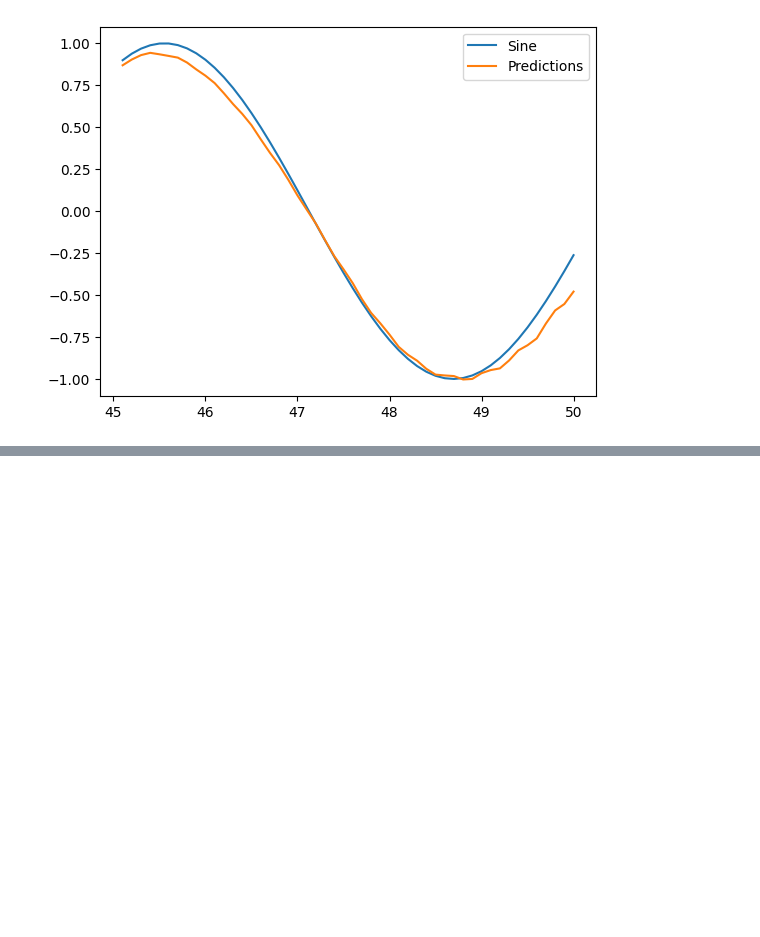
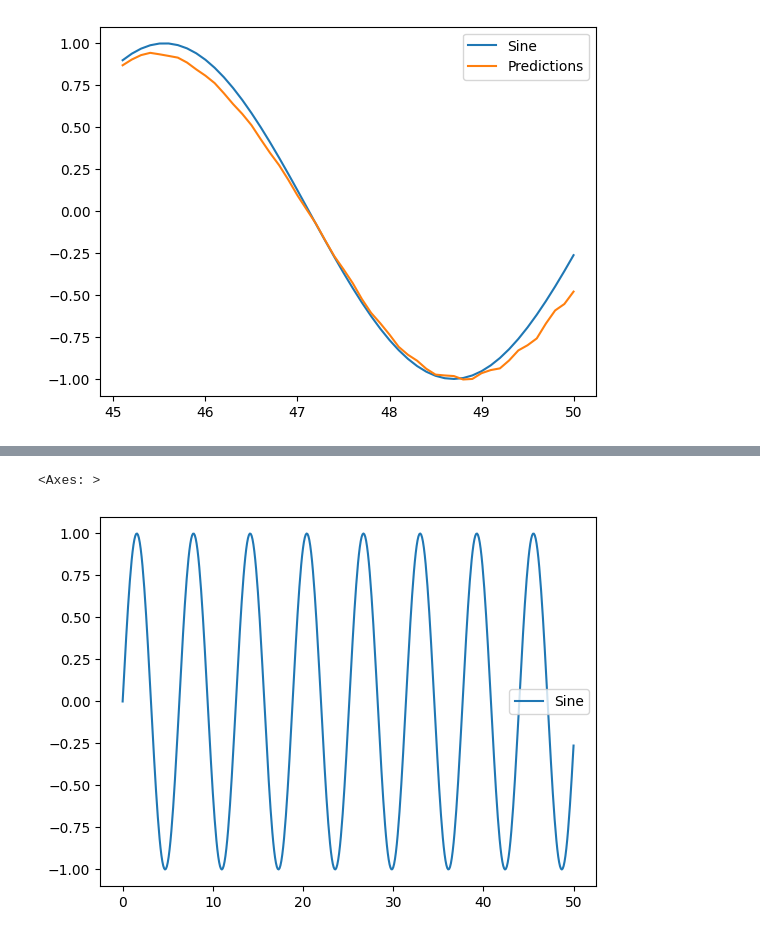
Before and after one commit to wereign/aera-vera-keras-nathu-geras, a Jupyter notebook: RNN_SineWave.ipynb, the cells around one changed output, grey strips where cells are left out. Saved outputs shown, nothing was run; the diff lists cells and outputs as text; code cells hidden in the pictures; blank space fills up the shorter version.

```diff
--- a/RNN_SineWave.ipynb
+++ b/RNN_SineWave.ipynb
@@ -367,0 +448,7 @@ test_set.plot()
+# %%
+# forecasting into the future beyond 50
+
+df.plot()
+# %% [output]
+<Axes: >
+[figure, added]
```
Also changed, not shown: parts of 20 cells of this notebook.
